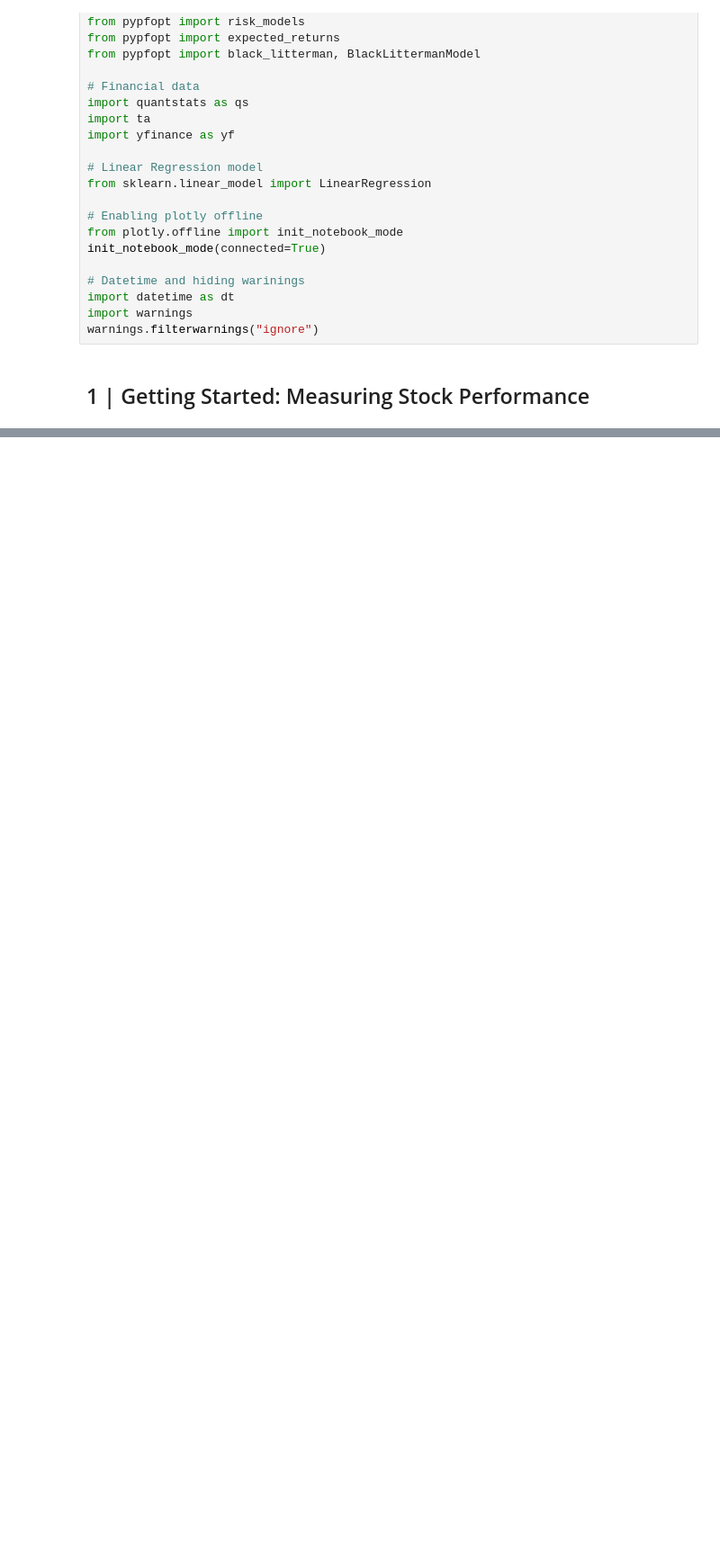
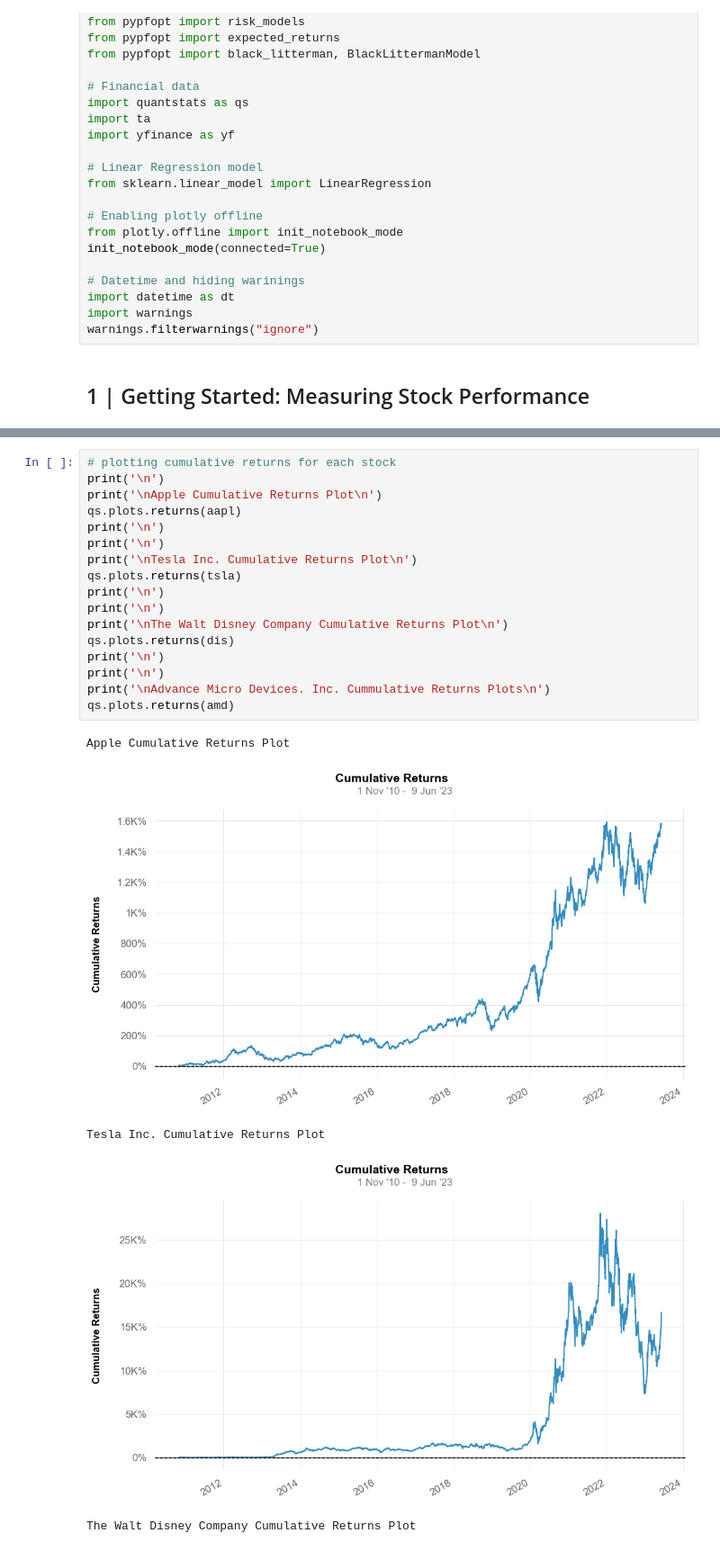
Before and after one commit to Avivar101/data-science-projects, a Jupyter notebook: data science in financial maekets/main.ipynb, the cells around one changed output, grey strips where cells are left out. Shown at 90% size. Drawn from its saved outputs; the diff is of its cells as text; blank space fills up the shorter version.

```diff
--- a/data science in financial maekets/main.ipynb
+++ b/data science in financial maekets/main.ipynb
@@ -152,0 +239,23 @@ warnings.filterwarnings("ignore")
+# %%
+# plotting cumulative returns for each stock
+print('\n')
+print('\nApple Cumulative Returns Plot\n')
+qs.plots.returns(aapl)
+print('\n')
+print('\n')
+print('\nTesla Inc. Cumulative Returns Plot\n')
+qs.plots.returns(tsla)
+print('\n')
+print('\n')
+print('\nThe Walt Disney Company Cumulative Returns Plot\n')
+qs.plots.returns(dis)
+print('\n')
+print('\n')
+print('\nAdvance Micro Devices. Inc. Cummulative Returns Plots\n')
+qs.plots.returns(amd)
+# %% [output]
+Apple Cumulative Returns Plot
+[figure, added]
+Tesla Inc. Cumulative Returns Plot
+[figure, added]
+The Walt Disney Company Cumulative Returns Plot
```
Also changed, not shown: parts of 90 cells of this notebook.
